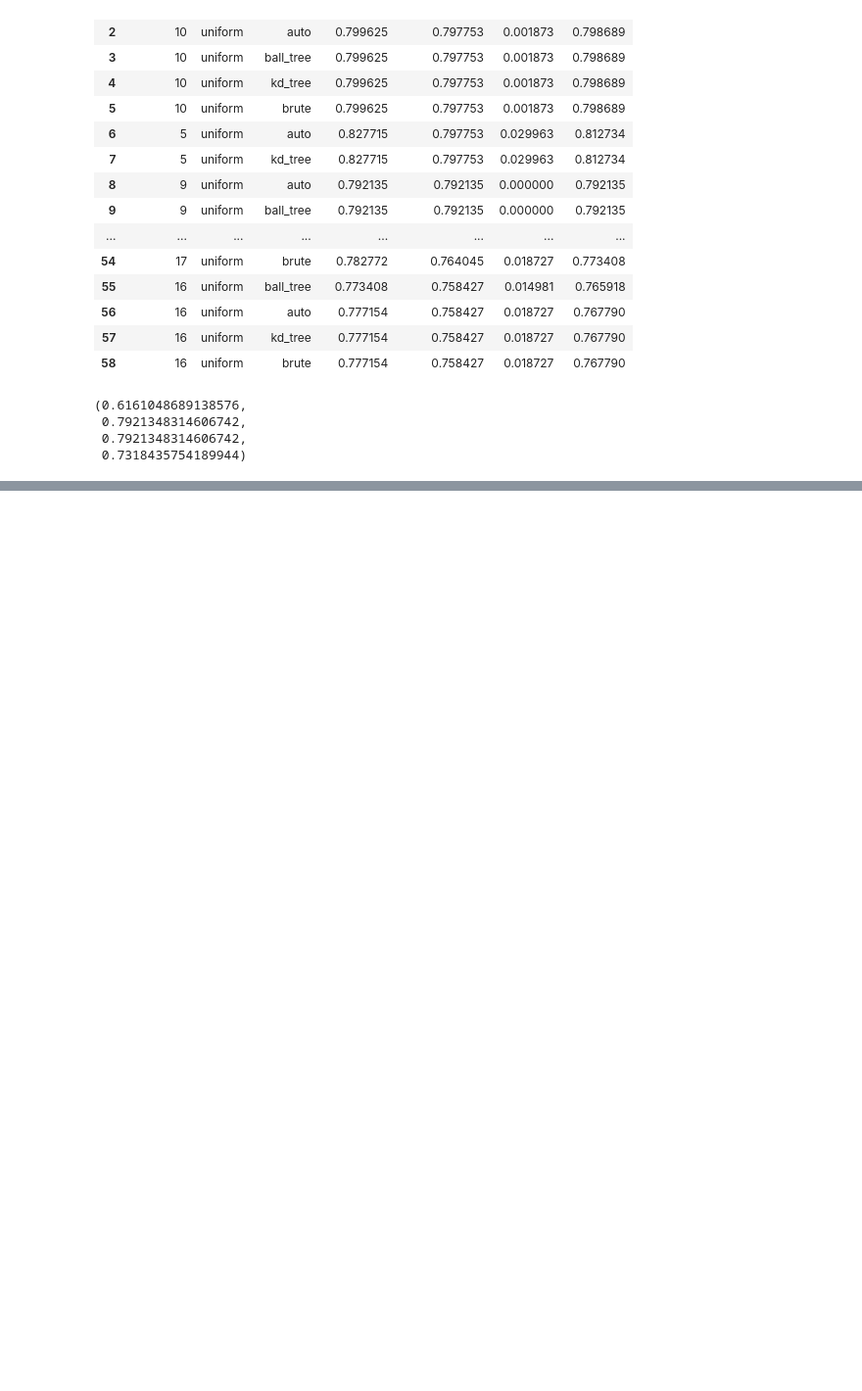
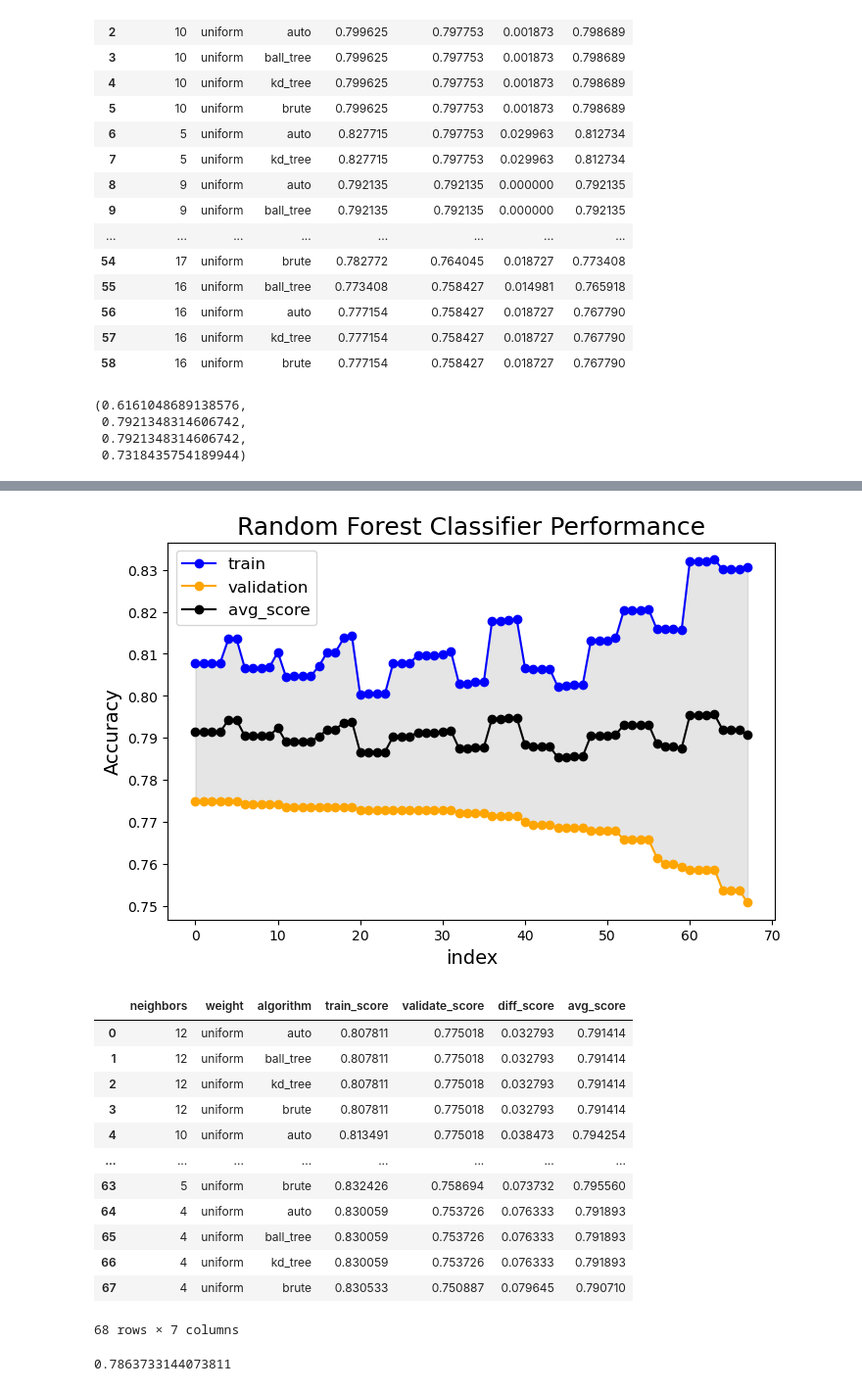
Before and after one commit to tkephart96/classification-exercises, a Jupyter notebook: knn_model.ipynb, the cells around one changed output, grey strips where cells are left out. Shown at 98% size. Saved outputs shown, nothing was run; the diff lists cells and outputs as text; code cells hidden in the pictures; blank space fills up the shorter version.

```diff
--- a/knn_model.ipynb
+++ b/knn_model.ipynb
@@ -370,0 +483,21 @@ baseline,k_test.score(Xtr,ytr),k_test.score(Xv,yv),k_test.score(Xt,yt)
+# %%
+score_plot(df3,0.1,'validate_score')
+# %% [output]
+[figure, added]
+|  | neighbors | weight | algorithm | train_score | validate_score | diff_score | avg_score |
+| 0 | 12 | uniform | auto | 0.807811 | 0.775018 | 0.032793 | 0.791414 |
+| 1 | 12 | uniform | ball_tree | 0.807811 | 0.775018 | 0.032793 | 0.791414 |
+| 2 | 12 | uniform | kd_tree | 0.807811 | 0.775018 | 0.032793 | 0.791414 |
+| 3 | 12 | uniform | brute | 0.807811 | 0.775018 | 0.032793 | 0.791414 |
+| 4 | 10 | uniform | auto | 0.813491 | 0.775018 | 0.038473 | 0.794254 |
+| ... | ... | ... | ... | ... | ... | ... | ... |
+| 63 | 5 | uniform | brute | 0.832426 | 0.758694 | 0.073732 | 0.795560 |
+| 64 | 4 | uniform | auto | 0.830059 | 0.753726 | 0.076333 | 0.791893 |
+| 65 | 4 | uniform | ball_tree | 0.830059 | 0.753726 | 0.076333 | 0.791893 |
+| 66 | 4 | uniform | kd_tree | 0.830059 | 0.753726 | 0.076333 | 0.791893 |
+| 67 | 4 | uniform | brute | 0.830533 | 0.750887 | 0.079645 | 0.790710 |
+68 rows × 7 columns
+# %%
+KNeighborsClassifier(12).fit(Xtr3,ytr).score(Xt3,yt)
+# %% [output]
+0.7863733144073811
```
Also changed, not shown: parts of 14 cells of this notebook.
